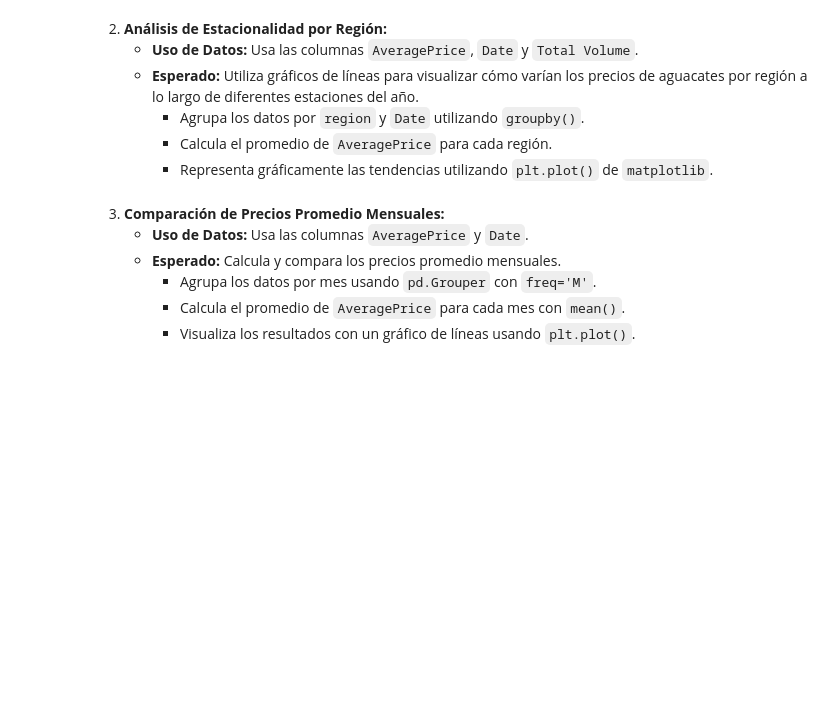
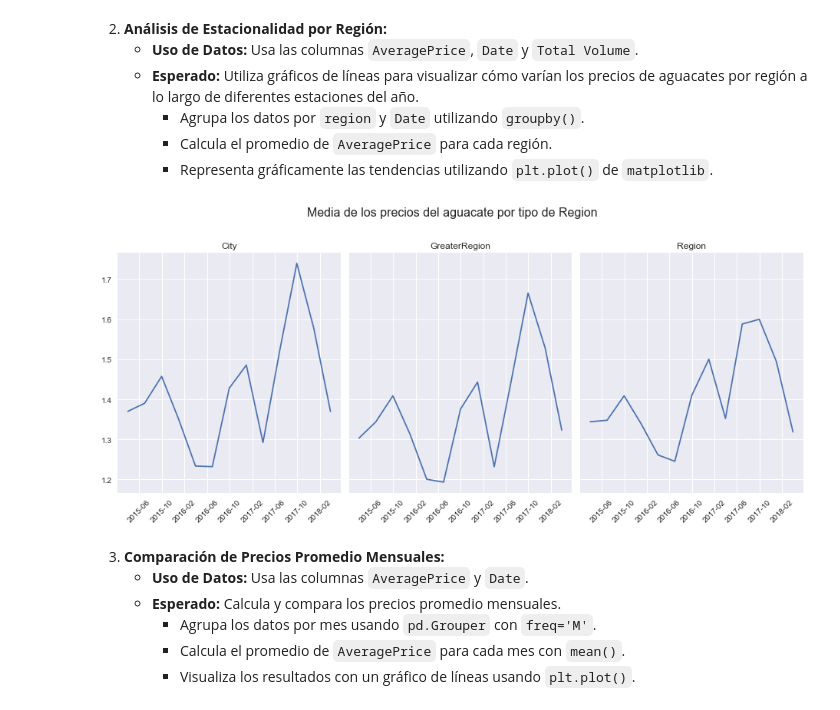
Before and after one commit to Julix4/avocado_project, a Jupyter notebook: proyecto_markdown.ipynb, the cells around one changed output. Drawn from its saved outputs; the diff is of its cells as text; code cells hidden in the pictures; blank space fills up the shorter version.

```diff
--- a/proyecto_markdown.ipynb
+++ b/proyecto_markdown.ipynb
@@ -18,3 +115,33 @@
+# %%
+# Subplots según la region
+fig, axes = plt.subplots(1,3, figsize=(13, 6), sharex=True, sharey=True)
+fig.suptitle("Media de los precios del aguacate por tipo de Region", fontsize=16)
+plt.subplots_adjust(hspace=0.4, wspace=0.4)
+
+df_price_region = df.groupby(['region_type', pd.Grouper(key='Date', freq='Q')])['AveragePrice'].mean().reset_index()
+
+
+# Valore únicos de region_types para la iterar
+region_types = df_price_region['region_type'].unique()
+
+# Iterar sobre cada region_type para crear su plot correspondiente
+for ax, region_type in zip(axes.flatten(), region_types):
+    # Filtrar el DataFrame para region_type
+    region_data = df_price_region[df_price_region['region_type'] == region_type]
+
+    # Plot para cada region_type
+    ax.plot(region_data['Date'], region_data['AveragePrice'], label=region_type)
+    ax.set_title(f"{region_type}")
+
+    # Formato de la fecha en el gráfico
+    ax.xaxis.set_major_locator(mdates.MonthLocator(interval=4))
+    ax.xaxis.set_major_formatter(mdates.DateFormatter('%Y-%m'))
+    plt.setp(ax.get_xticklabels(), rotation=45)
+
+plt.tight_layout(rect=[0, 0, 1, 0.96])
+plt.show()
+# %% [output]
+[figure, added]
 # %% [markdown]
 3. **Comparación de Precios Promedio Mensuales:**
    - **Uso de Datos:** Usa las columnas `AveragePrice` y `Date`.
```
Also changed, not shown: parts of 9 cells of this notebook, 2 other files.
